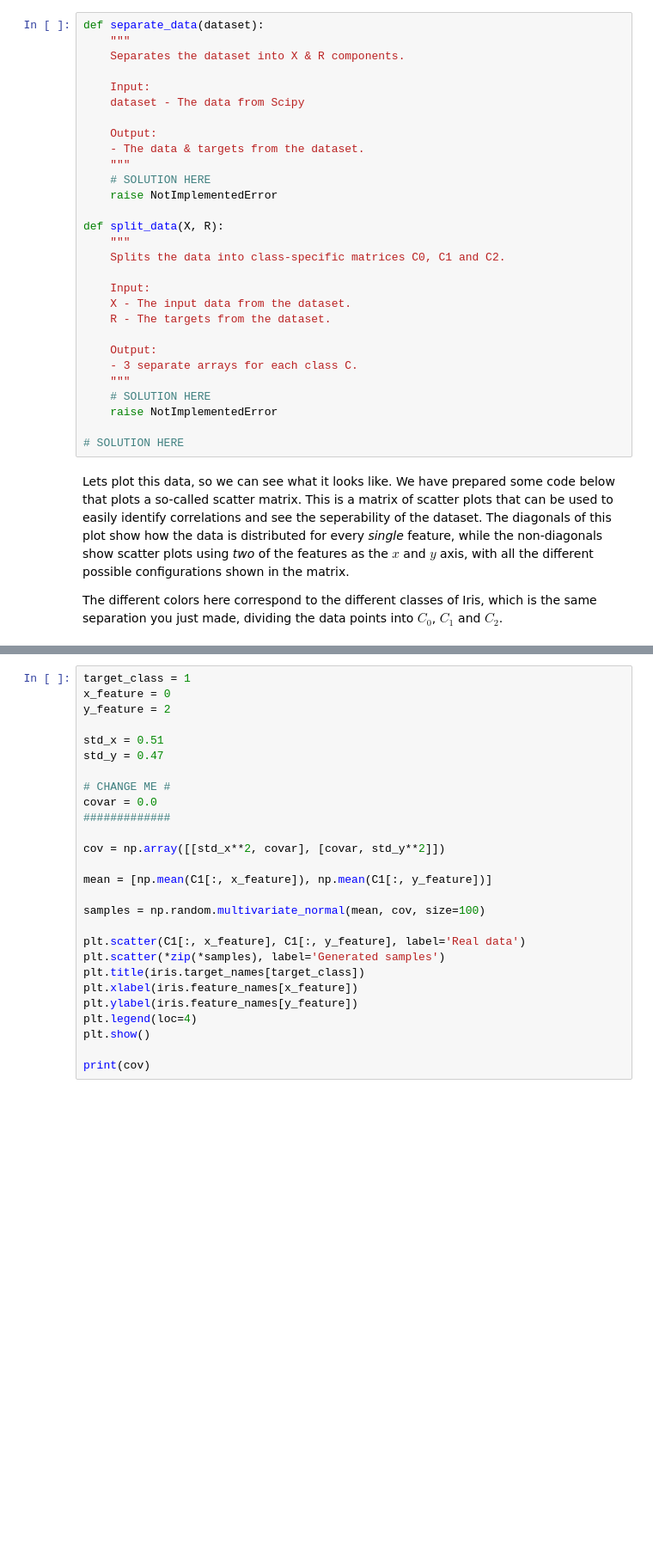
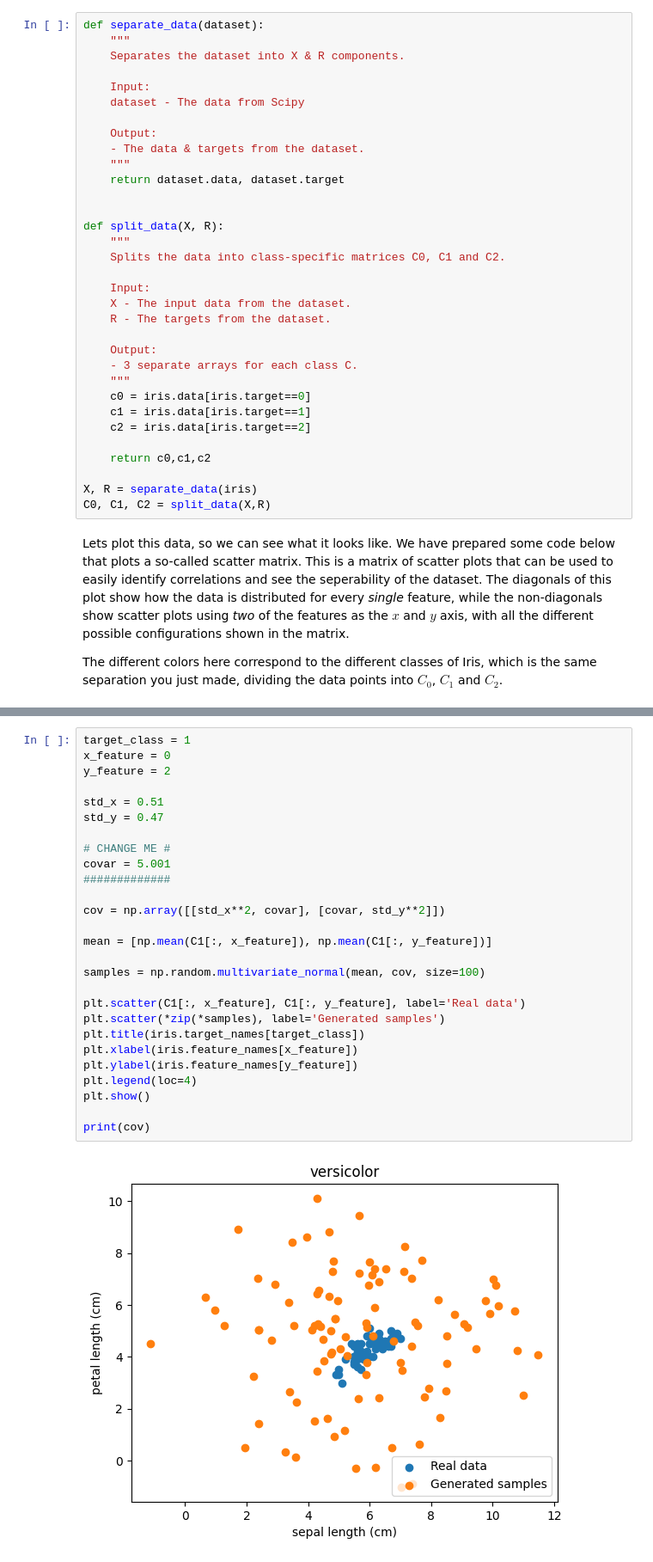
Before and after one commit to Hugovveen/ML-2, a Jupyter notebook: Assignment_2_CodeGrade_V2.ipynb, the cells around one changed output, grey strips where cells are left out. Shown at 86% size. Drawn from its saved outputs; the diff is of its cells as text; blank space fills up the shorter version.

```diff
--- a/Assignment_2_CodeGrade_V2.ipynb
+++ b/Assignment_2_CodeGrade_V2.ipynb
@@ -45,8 +70,8 @@ def separate_data(dataset):
     Output:
     - The data & targets from the dataset.
     """
-    # SOLUTION HERE
-    raise NotImplementedError
+    return dataset.data, dataset.target
+
 
 def split_data(X, R):
     """
@@ -59,10 +84,14 @@ def split_data(X, R):
     Output:
     - 3 separate arrays for each class C.
     """
-    # SOLUTION HERE
-    raise NotImplementedError
+    c0 = iris.data[iris.target==0]
+    c1 = iris.data[iris.target==1]
+    c2 = iris.data[iris.target==2]
 
-# SOLUTION HERE
+    return c0,c1,c2
+
+X, R = separate_data(iris)
+C0, C1, C2 = split_data(X,R)
 # %% [markdown]
 Lets plot this data, so we can see what it looks like. We have prepared some code below that plots a so-called scatter matrix. This is a matrix of scatter plots that can be used to easily identify correlations and see the seperability of the dataset. The diagonals of this plot show how the data is distributed for every *single* feature, while the non-diagonals show scatter plots using *two* of the features as the $x$ and $y$ axis, with all the different possible configurations shown in the matrix.
 
@@ -97,27 +128,29 @@ Together, this is enough to start generating samples, and the more the different
 # %%
 target_class = 1
 x_feature = 0
 y_feature = 2
 
 std_x = 0.51
 std_y = 0.47
 
 # CHANGE ME #
-covar = 0.0
+covar = 5.001
 #############
 
 cov = np.array([[std_x**2, covar], [covar, std_y**2]])
 
 mean = [np.mean(C1[:, x_feature]), np.mean(C1[:, y_feature])]
 
 samples = np.random.multivariate_normal(mean, cov, size=100)
 
 plt.scatter(C1[:, x_feature], C1[:, y_feature], label='Real data')
 plt.scatter(*zip(*samples), label='Generated samples')
 plt.title(iris.target_names[target_class])
 plt.xlabel(iris.feature_names[x_feature])
 plt.ylabel(iris.feature_names[y_feature])
 plt.legend(loc=4)
 plt.show()
 
 print(cov)
+# %% [output]
+[figure, added]
```
Also changed, not shown: parts of 6 cells of this notebook.
